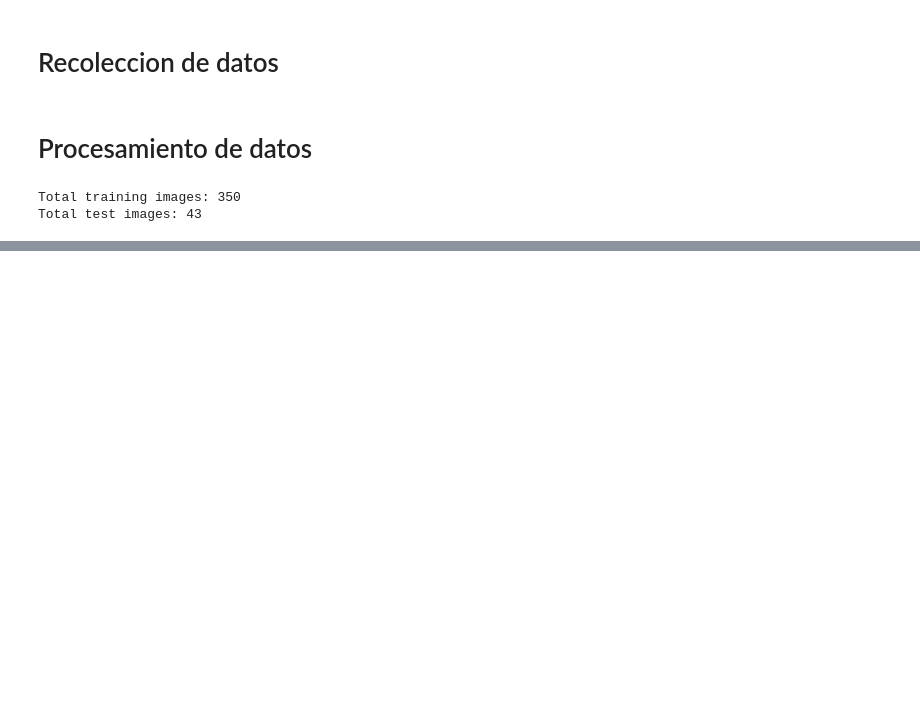
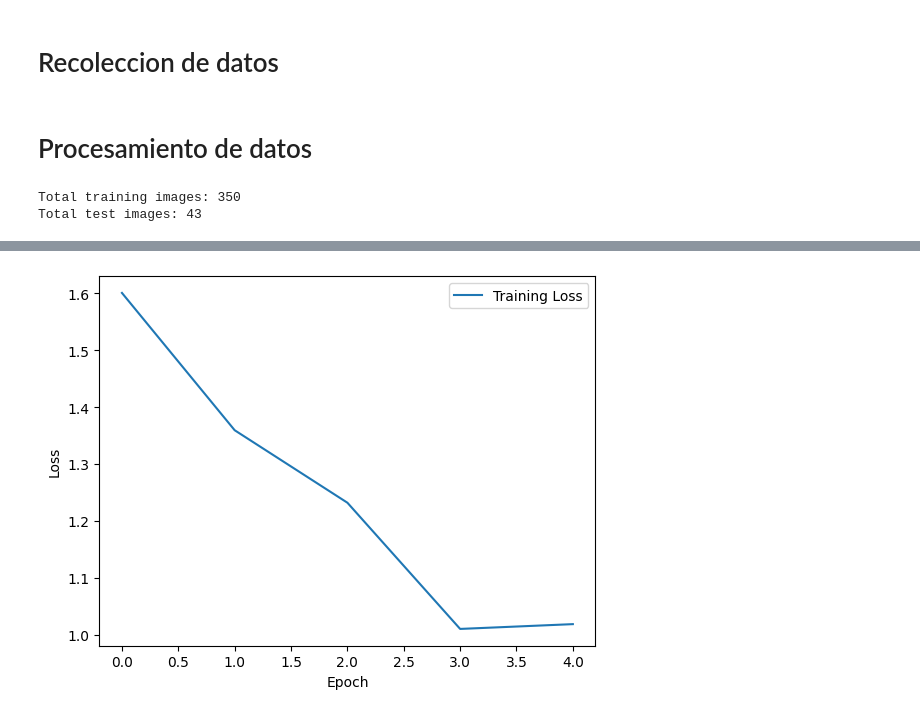
Before and after one commit to Fabianbustosag/cert-redes, a Jupyter notebook: eval.ipynb, the cells around one changed output, grey strips where cells are left out. Saved outputs shown, nothing was run; the diff lists cells and outputs as text; code cells hidden in the pictures; blank space fills up the shorter version.

```diff
--- a/eval.ipynb
+++ b/eval.ipynb
@@ -164,0 +227,9 @@ testloader = torch.utils.data.DataLoader(val_subset, batch_size=batch_size, shuf
+# %%
+import torch.optim as optim
+import torch.nn as nn
+
+# Suponiendo que las etiquetas están codificadas como enteros (categorías):
+criterion = nn.CrossEntropyLoss()  # Función de pérdida para clasificación multiclase
+
+# Usar SGD como optimizador
+optimizer = optim.SGD(cnn.parameters(), lr=0.01, momentum=0.9)
@@ -164,0 +256,27 @@ testloader = torch.utils.data.DataLoader(val_subset, batch_size=batch_size, shuf
+# %%
+EPOCHS = 5
+losses = []
+for epoch in range(EPOCHS):
+    epoch_loss = 0.0
+    for i, data in enumerate(trainloader, 0):
+        inputs, labels = data
+
+        # zero the parameter gradients
+        optimizer.zero_grad()
+
+        # forward
+        outputs = cnn(inputs)
+        # backward
+        loss = criterion(outputs, labels)
+        loss.backward()
+        # optimizacion
+        optimizer.step()
+
+        # print statistics
+        epoch_loss += loss.item()
+
+    average_loss = epoch_loss / len(trainloader)  # Calculate average loss for the epoch
+    losses.append(average_loss)
+    print(f"Epoch {epoch+1}/{EPOCHS}, Loss: {average_loss:.4f}")
+
+print('Entrenamiento finalizado')
@@ -164,0 +290,8 @@ testloader = torch.utils.data.DataLoader(val_subset, batch_size=batch_size, shuf
+# %%
+plt.plot(losses, label='Training Loss')
+plt.xlabel('Epoch')
+plt.ylabel('Loss')
+plt.legend()
+plt.show()
+# %% [output]
+[figure, added]
```
Also changed, not shown: parts of 22 cells of this notebook, 1 other file.
